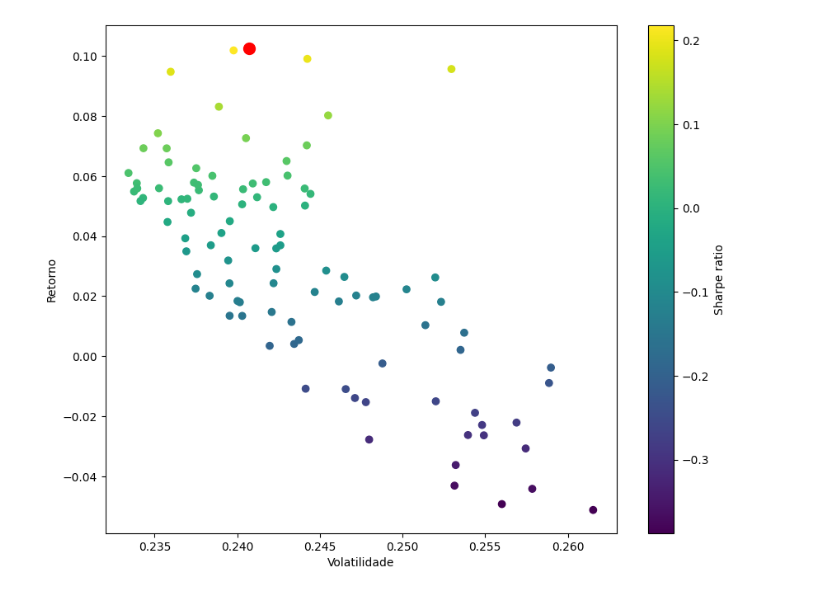
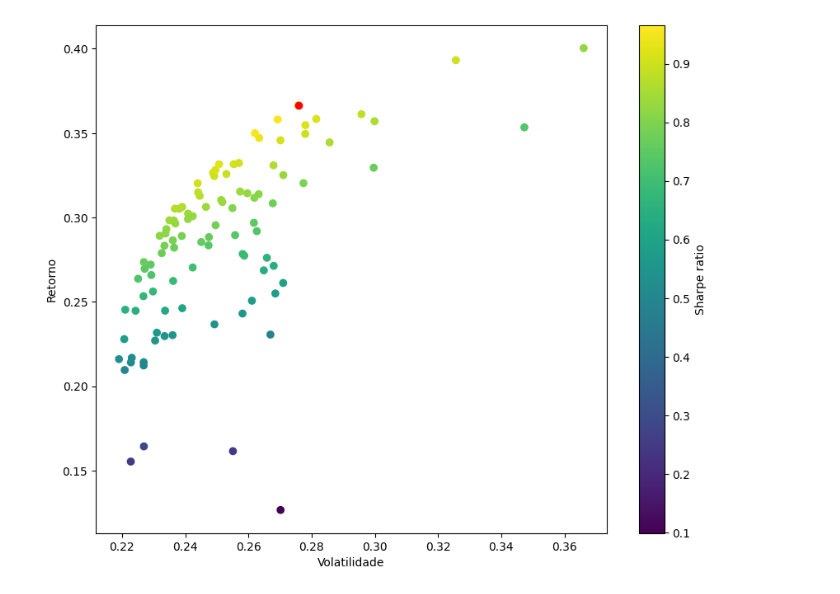
Before and after one commit to victordornelos/otimizacao_portfolio_python, a Jupyter notebook: carteira.ipynb, the cells around one changed output. Saved outputs shown, nothing was run; the diff lists cells and outputs as text; code cells hidden in the pictures.

```diff
--- a/carteira.ipynb
+++ b/carteira.ipynb
@@ -8,9 +8,9 @@ import plotly.express as px
 import yfinance as yf
 # %%
 # Lista com as ações da carteira
-acoes = ['ITUB3.SA','BBDC4.SA','SANB11.SA','BBAS3.SA']
+acoes = ['EMBR3.SA','PETR4.SA','VALE3.SA','BBAS3.SA']
 # %%
 # Criando DF com as cotações usando Adj Close pelo yfinance
-#df = pd.DataFrame()
-#for i in acoes:
-    #df[i] = yf.download(i, start='2021-01-01')['Adj Close']
+df = pd.DataFrame()
+for i in acoes:
+    df[i] = yf.download(i, start='2021-01-01')['Adj Close']
@@ -37,6 +42,6 @@ df.describe()
 # %%
 # Criando Box Plot para os papéis
-cores=['#F56814','#F50031','#0045F5','#F5E600']
+cores=['#0045F5','green','red','yellow']
 sns.boxplot(data=df,palette=cores)
 plt.title('Box Plot das ações',fontweight='bold')
 plt.xlabel('Ações',fontweight='bold')
@@ -156,14 +163,16 @@ def alocacao_markowitz(df, capital, i, n):
 teste = pd.read_csv('carteira.csv')
 # %%
+# Rodando a função
 import warnings
 warnings.filterwarnings("ignore")
-melhor_sharpe_ratio, melhores_pesos, lista_retorno_esperado, lista_volatilidade_esperada, lista_sharpe_ratio, melhor_volatilidade, melhor_retorno = alocacao_markowitz(teste, 5000, 5 / 100, 100);
+melhor_sharpe_ratio, melhores_pesos, lista_retorno_esperado, lista_volatilidade_esperada, lista_sharpe_ratio, melhor_volatilidade, melhor_retorno = alocacao_markowitz(teste, 5000, 10 / 100, 100);
 # %%
+# Gráfico de dispersão
 plt.figure(figsize=(10,8))
 plt.scatter(lista_volatilidade_esperada, lista_retorno_esperado, c = lista_sharpe_ratio)
 plt.colorbar(label = 'Sharpe ratio')
 plt.xlabel('Volatilidade')
 plt.ylabel('Retorno')
-plt.scatter(melhor_volatilidade, melhor_retorno, c = 'red', s = 100);
+plt.scatter(melhor_volatilidade, melhor_retorno, c = 'red');
 # %% [output]
-[figure, old version]
+[figure, new version]
```
Also changed, not shown: parts of 14 cells of this notebook, 1 other file.
